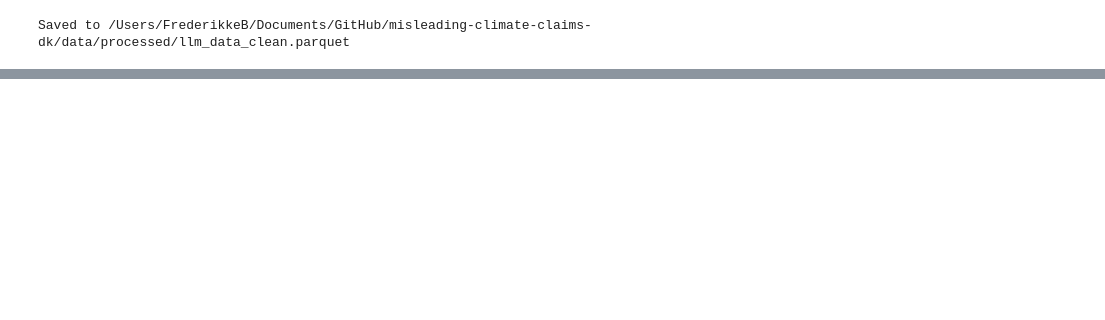
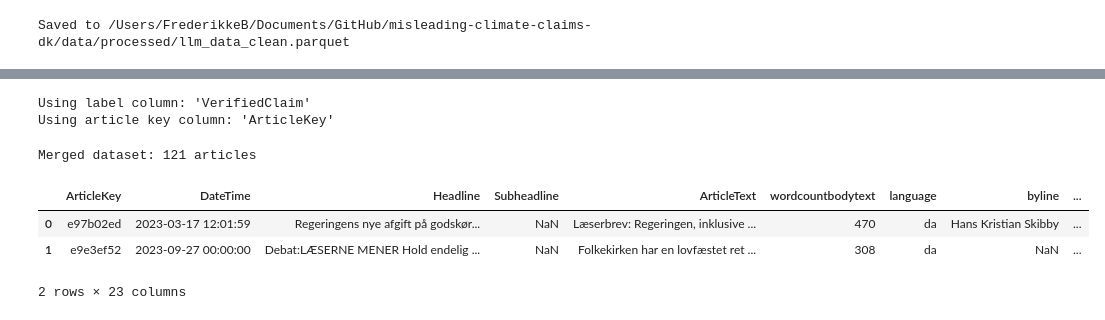
Before and after one commit to fbuchsti/misleading-climate-claims-dk, a Jupyter notebook: src/preprocessing/data_preparation.ipynb, the cells around one changed output, grey strips where cells are left out. Saved outputs shown, nothing was run; the diff lists cells and outputs as text; code cells hidden in the pictures; blank space fills up the shorter version.

```diff
--- a/src/preprocessing/data_preparation.ipynb
+++ b/src/preprocessing/data_preparation.ipynb
@@ -148,0 +363,7 @@ Saved to /Users/FrederikkeB/Documents/GitHub/misleading-climate-claims-dk/data/p
+# %%
+# load verified predictions
+manual_verified_df = pd.read_excel(MANUAL_ANNOT_121, sheet_name="annotated")
+
+print(f"Loaded {len(manual_verified_df):,} verified predictions")
+print(f"\nColumns in verified data: {manual_verified_df.columns.tolist()}")
+manual_verified_df.head(2)
@@ -148,0 +377,25 @@ Saved to /Users/FrederikkeB/Documents/GitHub/misleading-climate-claims-dk/data/p
+# %%
+# configure column names
+# the column containing the verified labels
+VERIFIED_LABEL_COL = "VerifiedClaim"
+
+# the column containing the article identifier
+ARTICLE_KEY_COL = "ArticleKey"
+
+print(f"Using label column: '{VERIFIED_LABEL_COL}'")
+print(f"Using article key column: '{ARTICLE_KEY_COL}'")
+# %% [output]
+Using label column: 'VerifiedClaim'
+Using article key column: 'ArticleKey'
+# %%
+# merge annotations with article metadata
+manual_verified_df = articles.merge(manual_verified_df, on="ArticleKey")
+print(f"Merged dataset: {len(manual_verified_df):,} articles")
+
+manual_verified_df.head(2)
+# %% [output]
+Merged dataset: 121 articles
+|  | ArticleKey | DateTime | Headline | Subheadline | ArticleText | wordcountbodytext | language | byline | ... |
+| 0 | e97b02ed | 2023-03-17 12:01:59 | Regeringens nye afgift på godskør... | NaN | Læserbrev: Regeringen, inklusive ... | 470 | da | Hans Kristian Skibby | ... |
+| 1 | e9e3ef52 | 2023-09-27 00:00:00 | Debat:LÆSERNE MENER Hold endelig ... | NaN | Folkekirken har en lovfæstet ret ... | 308 | da | NaN | ... |
+2 rows × 23 columns
```
Also changed, not shown: parts of 50 cells of this notebook, 18 other files.
